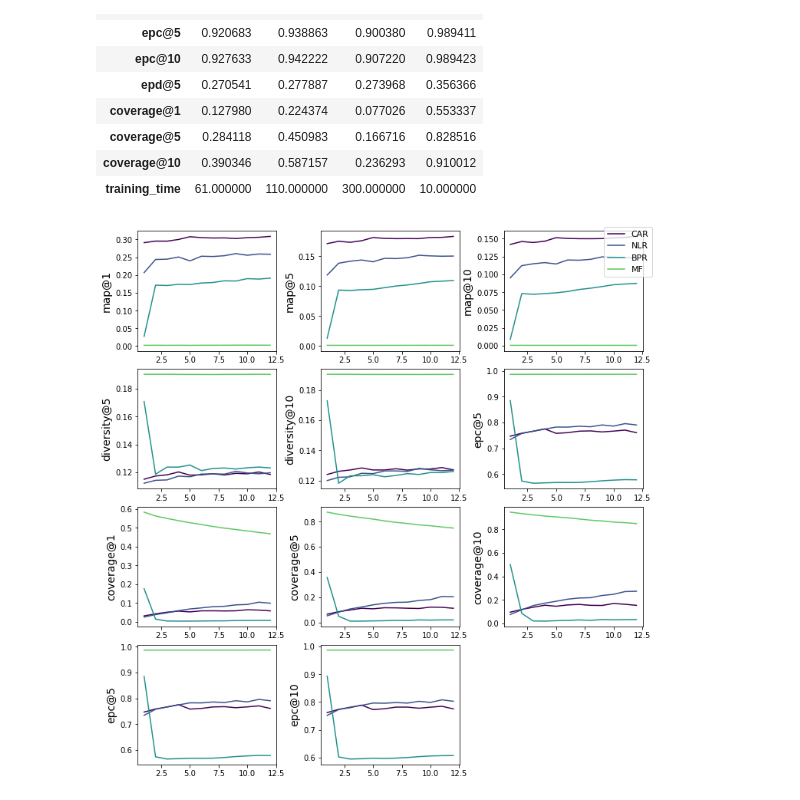
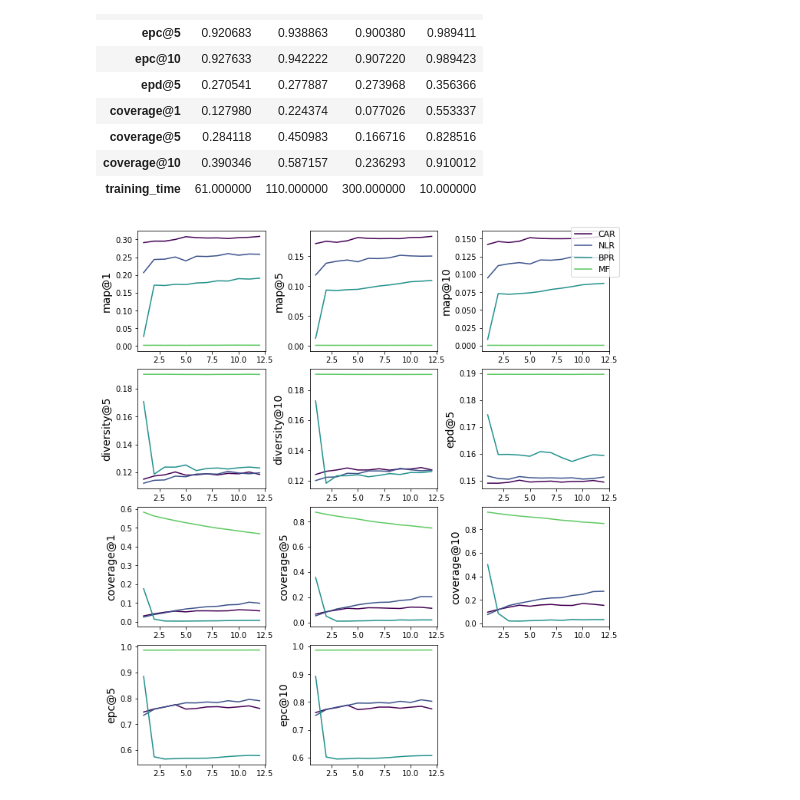
Before and after one commit to HennerM/rs-ml-with-constraints, a Jupyter notebook: ComparisionVisualization.ipynb, the cells around one changed output. Cells and saved outputs as stored; diff of their text form; code cells hidden in the pictures.

Commit message:
fix bug in visualizations

```diff
--- a/ComparisionVisualization.ipynb
+++ b/ComparisionVisualization.ipynb
@@ -153,23 +153,23 @@ metrics.MSD
 # %%
 def plot_models(ax, models, prop):
     i = 0
     col = get_colors(range(len(models)))
     for m in models:
         ax.plot(m.index + 1, m[prop], color=col[i])
         i = i + 1
 
 data = [ml_car, ml_nlr, ml_bpr, ml_mf]
-fig = plt.figure(figsize=(10,10))
+fig = plt.figure(figsize=(9.4,10))
 i = 1
-for prop in ['map@1', 'map@5', 'map@10', 'diversity@5', 'diversity@10', 'epc@5', 'coverage@1', 'coverage@5', 'coverage@10', 'epc@5', 'epc@10']:
+for prop in ['map@1', 'map@5', 'map@10', 'diversity@5', 'diversity@10', 'epd@5', 'coverage@1', 'coverage@5', 'coverage@10', 'epc@5', 'epc@10']:
     ax1 = fig.add_subplot(4,3,i)
     ax1.set_ylabel(prop,  fontsize=14)
     plot_models(ax1, data, prop)
     i = i + 1
 plt.tight_layout(pad=0.2, w_pad=0, h_pad=0.3)
 fig.legend(['CAR', 'NLR', 'BPR', 'MF'], fontsize=11)
 fig.savefig('../plots/Comparison_ML.pdf')
 # %% [output]
-[figure, old version]
+[figure, new version]
 # %%
 data = [msd_car, msd_nlr, msd_bpr, msd_mf]
```
Also changed, not shown: parts of 1 cell of this notebook.
